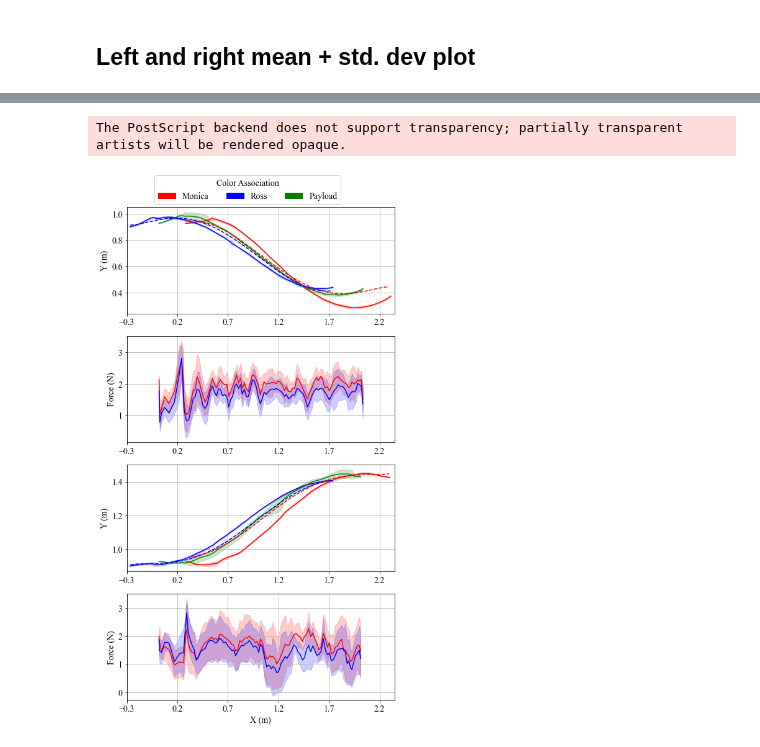
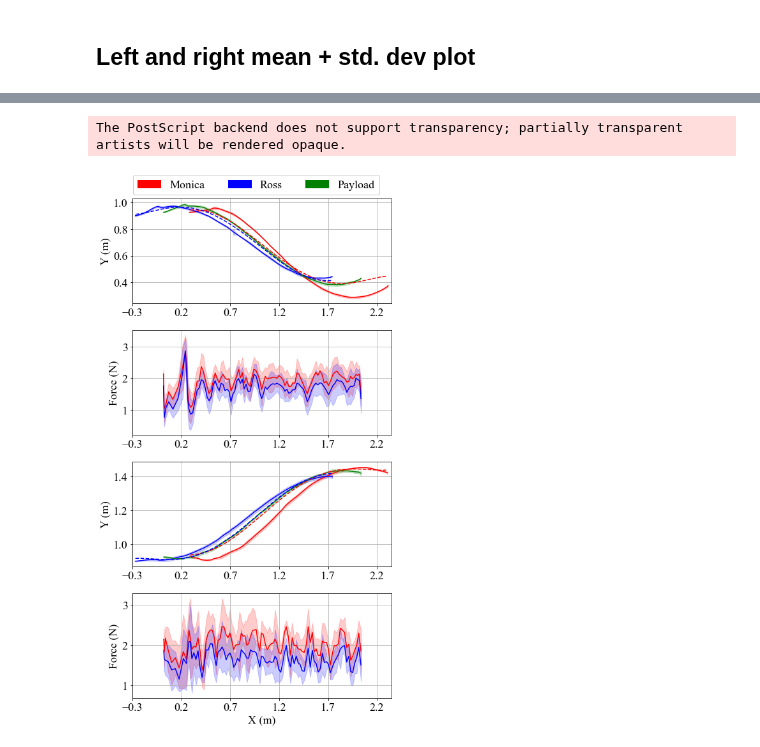
Before and after one commit to BCLab-UNM/MARIAM, a Jupyter notebook: analysis/vicon_experiments/traj_forces_plot.ipynb, the cells around one changed output, grey strips where cells are left out. Cells and saved outputs as stored; diff of their text form; code cells hidden in the pictures.

Commit message:
updated trajectory + force plot code

```diff
--- a/analysis/vicon_experiments/traj_forces_plot.ipynb
+++ b/analysis/vicon_experiments/traj_forces_plot.ipynb
@@ -471,7 +505,7 @@ def plot_stats(
         loc='upper center',  # Move legend to the top bar
         bbox_to_anchor=box_anchor,  # Center above the plot
         ncol=3,  # Spread legend entries horizontally
-        title='Color Association',
+        # title='Color Association',
         framealpha=1.0
     )
     mpl.rcParams['font.size'] = font_size
@@ -536,10 +570,11 @@ def plot_stats(
 # %%
 base_path = '../../data/08-30_dataset/08-30_dp_experiments/'
 dirs = os.listdir(base_path)
-time_col = 'ros_time_sec'
-tolerance = 0.01
+time_col = 'ros_time_ns'
+# tolerance = 0.01
+tolerance = 10_000_000
 n_samples = 100
-add_nans = True
+add_nans = False
 
 # Match directories ending with '01' to '15'
 pattern_1_to_15 = re.compile(r'01$|02$|03$|04$|05$|06$|07$|08$|09$|10$|11$|12$|13$|14$|15$')
@@ -557,6 +592,7 @@ dirs_16_to_30 = [
     if pattern_16_to_30.search(d)
 ]
 
+
 stats_left = get_stats(
     dirs_1_to_15,
     time_col=time_col,
@@ -581,14 +633,14 @@ traj_df_right = pd.read_csv(os.path.join(
 # %%
 plot_stats(stats_left, stats_right, traj_df_left, traj_df_right, fig_size=(7, 12),
            file_name='traj_and_forces_plot_desired_traj.png',
-           font_size=14,
+           font_size=18,
            font_family='Times New Roman',
            desired_line_style='--', actual_line_style='-',
-           box_anchor=(0.5, 1.05)
+           box_anchor=(0.54, 1.03)
            )
 # %% [output]
 The PostScript backend does not support transparency; partially transparent artists will be rendered opaque.
-[figure, old version]
+[figure, new version]
 # %%
 plot_stats(stats_left, stats_right, traj_df_left, traj_df_right, fig_size=(14, 18),
            file_name='traj_and_forces_plot_desired_traj_large.png',
```
Also changed, not shown: parts of 7 cells of this notebook.
